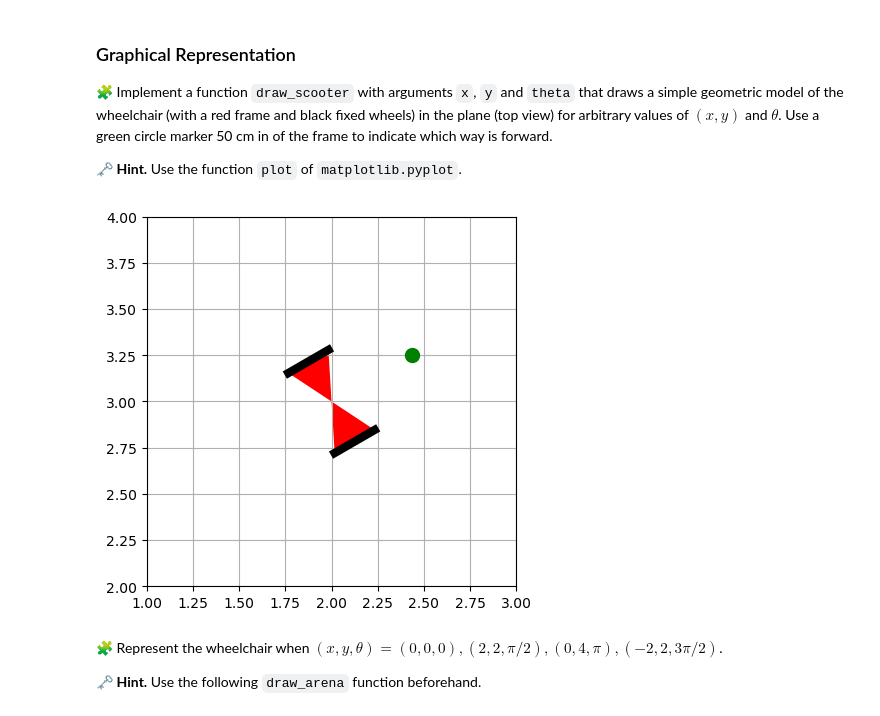
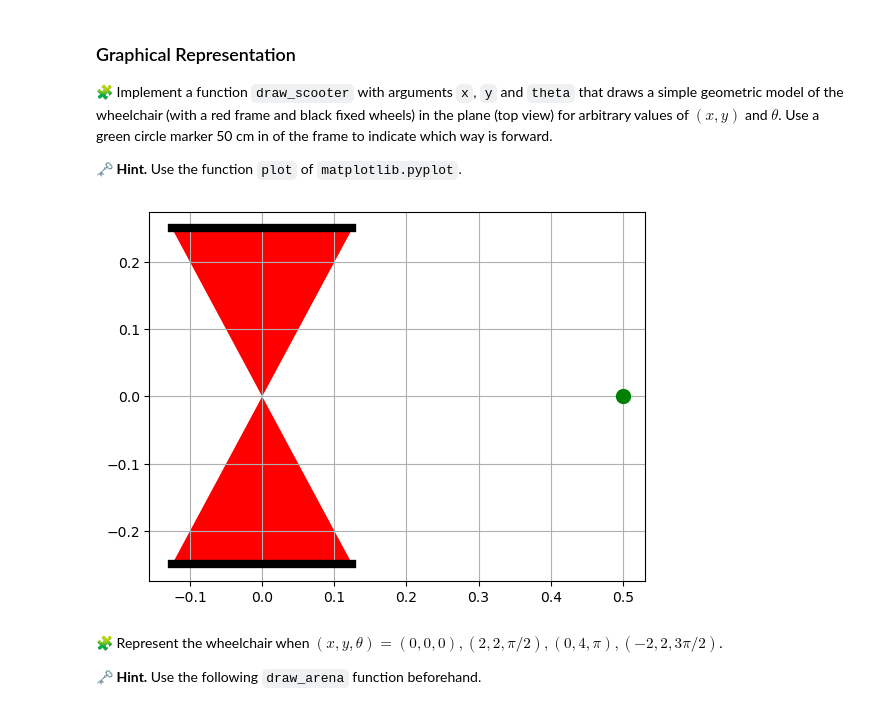
Before and after one commit to LahbibAll/control-engineering-with-python-project-2023-2024, a Jupyter notebook: Project-part-1.ipynb, the cells around one changed output. Saved outputs shown, nothing was run; the diff lists cells and outputs as text; code cells hidden in the pictures.

```diff
--- a/Project-part-1.ipynb
+++ b/Project-part-1.ipynb
@@ -52,18 +52,13 @@ r=0.125
 
 🗝️ **Hint.** Use the function `plot` of `matplotlib.pyplot`.
 # %%
-import matplotlib.pyplot as plt
-import numpy as np
-
 def draw_scooter(x, y, theta1):
-    # Define the frame of the scooter (length) and wheel radius
     frame_length = 0.5  # 50 cm
     wheel_radius = 0.125  # 12.5 cm
+    pad_width = 0.5
 
-    # Define the shape of the pads as isosceles triangles
-    pad_width = 0.5  # Width of the pad at the base
     theta = np.pi/2 - theta1
-    # Pad vertices: base vertices at the wheel positions and the top vertex at the center
+
     pad_left = np.array([
         [-frame_length / 2, -wheel_radius],
         [-frame_length / 2, wheel_radius],
@@ -73,59 +68,37 @@ def draw_scooter(x, y, theta1):
     pad_right = np.array([
         [frame_length / 2, -wheel_radius],
         [frame_length / 2, wheel_radius],
         [0, 0]
     ])
 
-    # Define the wheels positions (fixed at the ends of the frame)
     wheels = np.array([
         [-frame_length / 2, -wheel_radius],
         [-frame_length / 2, wheel_radius],
         [frame_length / 2, -wheel_radius],
         [frame_length / 2, wheel_radius]
     ])
 
-    # Compute the position of the center of the wheelchair
     wheelchair_center = [x, y]
+    forward_marker = [x + 0.5 * np.cos(theta1), y + 0.5 * np.sin(theta1)]
 
-    # Define the forward marker position (aligned with the center of the wheelchair)
-    forward_marker = [x, y + 0.5]
-
-    # Rotation matrix for angle theta
     R = np.array([
         [np.cos(theta), -np.sin(theta)],
         [np.sin(theta), np.cos(theta)]
     ])
 
-    # Rotate and translate the pads, wheels and marker
     pad_left = np.dot(pad_left, R) + wheelchair_center
     pad_right = np.dot(pad_right, R) + wheelchair_center
     wheels = np.dot(wheels, R) + wheelchair_center
-    forward_marker = [x + 0.5*cos(theta1), y + 0.5*sin(theta1)]
 
-    # Plot the pads
     plt.fill(pad_left[:, 0], pad_left[:, 1], 'r')
     plt.fill(pad_right[:, 0], pad_right[:, 1], 'r')
-
-    # Plot the wheels
     plt.plot(wheels[0:2, 0], wheels[0:2, 1], 'k', linewidth=6)
     plt.plot(wheels[2:4, 0], wheels[2:4, 1], 'k', linewidth=6)
-
-    # Plot the forward marker
     plt.plot(forward_marker[0], forward_marker[1], 'go', markersize=10)
-
-    # Set the aspect ratio to equal and set the limits
-    plt.gca().set_aspect('equal', adjustable='box')
-    plt.xlim(x - 1, x + 1)
-    plt.ylim(y - 1, y + 1)
-
-    # Show the plot
-    plt.grid(True)
-    plt.show()
-
-# Example usage
-draw_scooter(2, 3, np.pi/6)  # Position (0,0) and 45 degrees rotation
+    grid(True)
+draw_scooter(0, 0, 0)
 # %% [output]
-[figure, old version]
+[figure, new version]
 # %% [markdown]
 🧩 Represent the wheelchair when $(x, y, \theta) = (0, 0, 0), (2, 2, \pi/2), (0, 4, \pi), (-2, 2, 3\pi/2)$.
 
```
Also changed, not shown: parts of 6 cells of this notebook.
